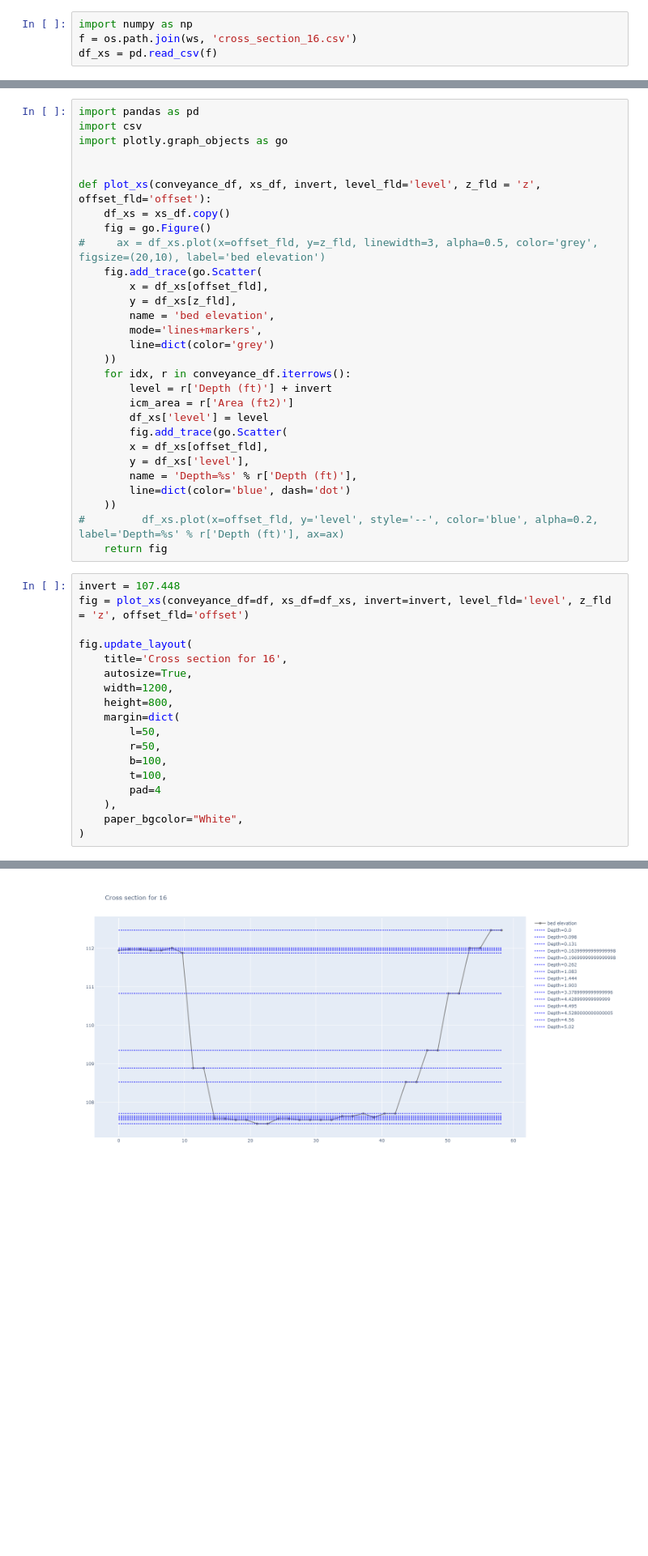
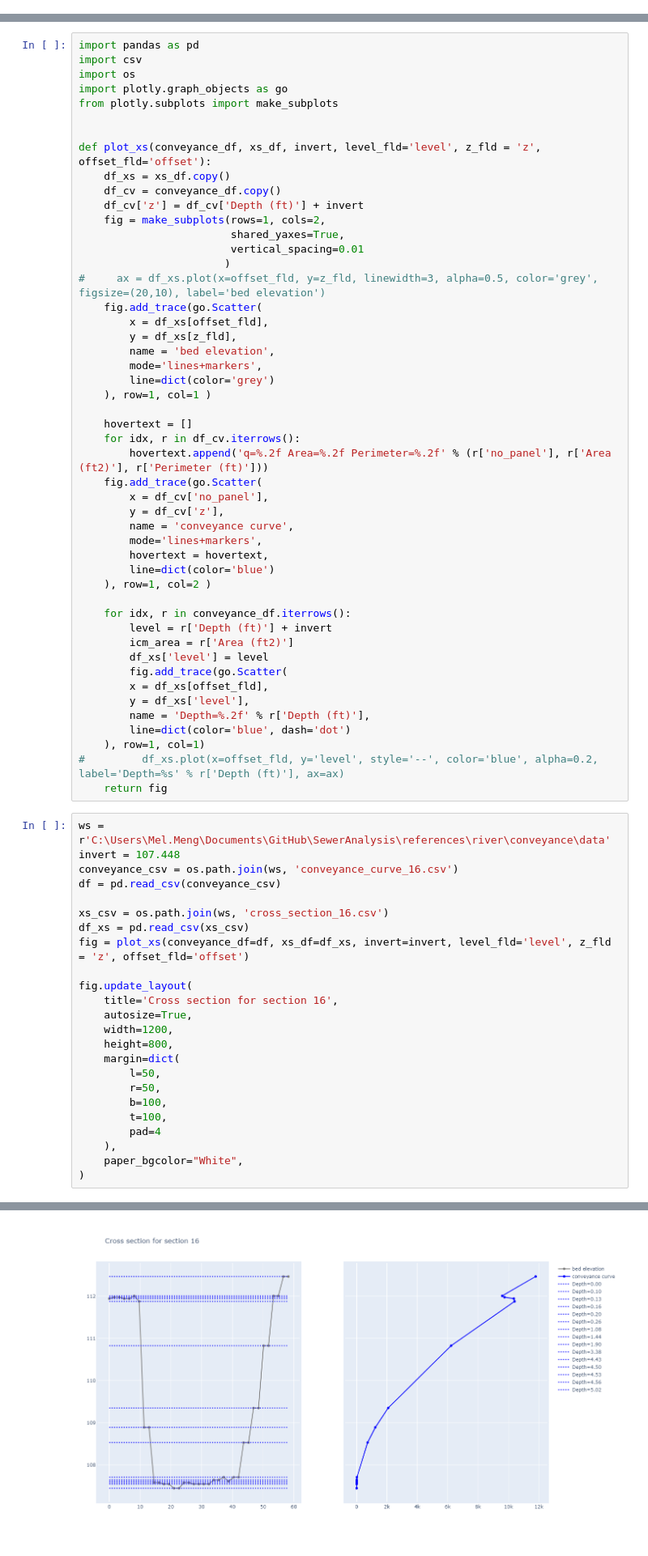
Before and after one commit to mel-meng/SewerAnalysis, a Jupyter notebook: references/river/conveyance/Conveyance Curve Example.ipynb, the cells around one changed output, grey strips where cells are left out. Shown at 81% size. Saved outputs shown, nothing was run; the diff lists cells and outputs as text; blank space fills up the shorter version.

Commit message:
curve_16 added

```diff
--- a/references/river/conveyance/Conveyance Curve Example.ipynb
+++ b/references/river/conveyance/Conveyance Curve Example.ipynb
@@ -50,4 +0,0 @@ dtype: float64
-# %%
-import numpy as np
-f = os.path.join(ws, 'cross_section_16.csv')
-df_xs = pd.read_csv(f)
@@ -150,12 +5,19 @@ df.loc[:, ['Depth (ft)', 'Area (ft2)', 'python_area', 'Perimeter (ft)', 'python_
 # %%
 import pandas as pd
 import csv
+import os
 import plotly.graph_objects as go
+from plotly.subplots import make_subplots
 
 
 def plot_xs(conveyance_df, xs_df, invert, level_fld='level', z_fld = 'z', offset_fld='offset'):
     df_xs = xs_df.copy()
-    fig = go.Figure()
+    df_cv = conveyance_df.copy()
+    df_cv['z'] = df_cv['Depth (ft)'] + invert
+    fig = make_subplots(rows=1, cols=2,
+                        shared_yaxes=True,
+                        vertical_spacing=0.01
+                       )
 #     ax = df_xs.plot(x=offset_fld, y=z_fld, linewidth=3, alpha=0.5, color='grey', figsize=(20,10), label='bed elevation')
     fig.add_trace(go.Scatter(
         x = df_xs[offset_fld],
@@ -163,7 +25,20 @@ def plot_xs(conveyance_df, xs_df, invert, level_fld='level', z_fld = 'z', offset
         name = 'bed elevation',
         mode='lines+markers',
         line=dict(color='grey')
-    ))
+    ), row=1, col=1 )
+
+    hovertext = []
+    for idx, r in df_cv.iterrows():
+        hovertext.append('q=%.2f Area=%.2f Perimeter=%.2f' % (r['no_panel'], r['Area (ft2)'], r['Perimeter (ft)']))
+    fig.add_trace(go.Scatter(
+        x = df_cv['no_panel'],
+        y = df_cv['z'],
+        name = 'conveyance curve',
+        mode='lines+markers',
+        hovertext = hovertext,
+        line=dict(color='blue')
+    ), row=1, col=2 )
+
     for idx, r in conveyance_df.iterrows():
         level = r['Depth (ft)'] + invert
         icm_area = r['Area (ft2)']
@@ -171,17 +46,23 @@ def plot_xs(conveyance_df, xs_df, invert, level_fld='level', z_fld = 'z', offset
         fig.add_trace(go.Scatter(
         x = df_xs[offset_fld],
         y = df_xs['level'],
-        name = 'Depth=%s' % r['Depth (ft)'],
+        name = 'Depth=%.2f' % r['Depth (ft)'],
         line=dict(color='blue', dash='dot')
-    ))
+    ), row=1, col=1)
 #         df_xs.plot(x=offset_fld, y='level', style='--', color='blue', alpha=0.2, label='Depth=%s' % r['Depth (ft)'], ax=ax)
     return fig
 # %%
+ws = r'C:\Users\Mel.Meng\Documents\GitHub\SewerAnalysis\references\river\conveyance\data'
 invert = 107.448
+conveyance_csv = os.path.join(ws, 'conveyance_curve_16.csv')
+df = pd.read_csv(conveyance_csv)
+
+xs_csv = os.path.join(ws, 'cross_section_16.csv')
+df_xs = pd.read_csv(xs_csv)
 fig = plot_xs(conveyance_df=df, xs_df=df_xs, invert=invert, level_fld='level', z_fld = 'z', offset_fld='offset')
 
 fig.update_layout(
-    title='Cross section for 16',
+    title='Cross section for section 16',
     autosize=True,
     width=1200,
     height=800,
@@ -198 +80 @@ fig.update_layout(
-[figure, old version]
+[figure, new version]
```
Also changed, not shown: parts of 19 cells of this notebook, 2 other files.
